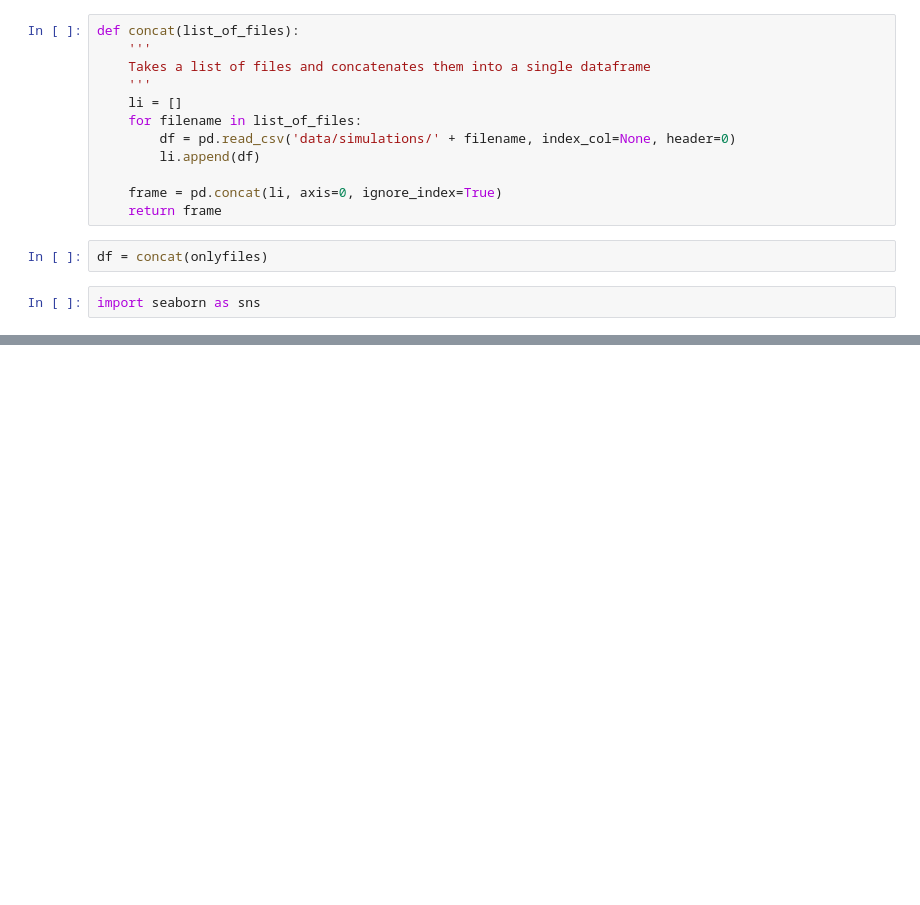
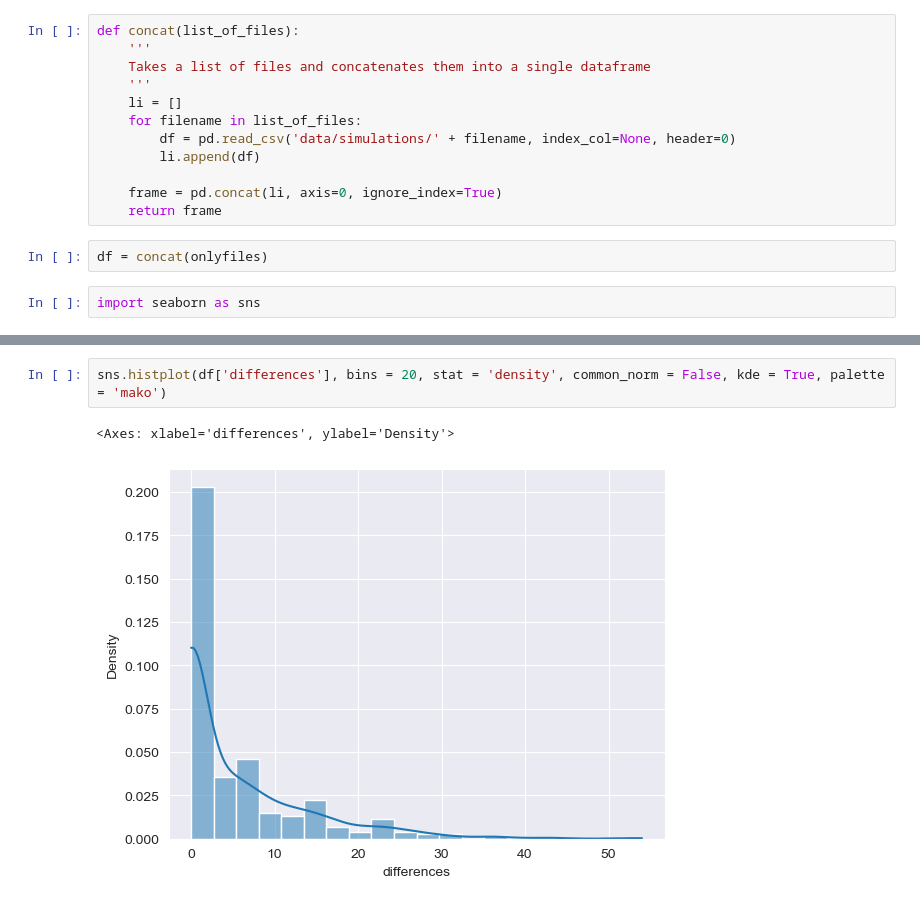
Before and after one commit to kirandwiv/MatchingAlgorithm, a Jupyter notebook: simulations_demo2.ipynb, the cells around one changed output, grey strips where cells are left out. Drawn from its saved outputs; the diff is of its cells as text; blank space fills up the shorter version.

```diff
--- a/simulations_demo2.ipynb
+++ b/simulations_demo2.ipynb
@@ -56,3 +136,8 @@ df
+# %%
+sns.histplot(df['differences'], bins = 20, stat = 'density', common_norm = False, kde = True, palette = 'mako')
+# %% [output]
+<Axes: xlabel='differences', ylabel='Density'>
+[figure, added]
 # %%
 sns.set_style('darkgrid')
 g = sns.catplot(x = 'n', y = 'percent_diff', data = df, kind = 'point', errorbar = 'se', hue = 'k')
```
Also changed, not shown: parts of 17 cells of this notebook, 1 other file.
